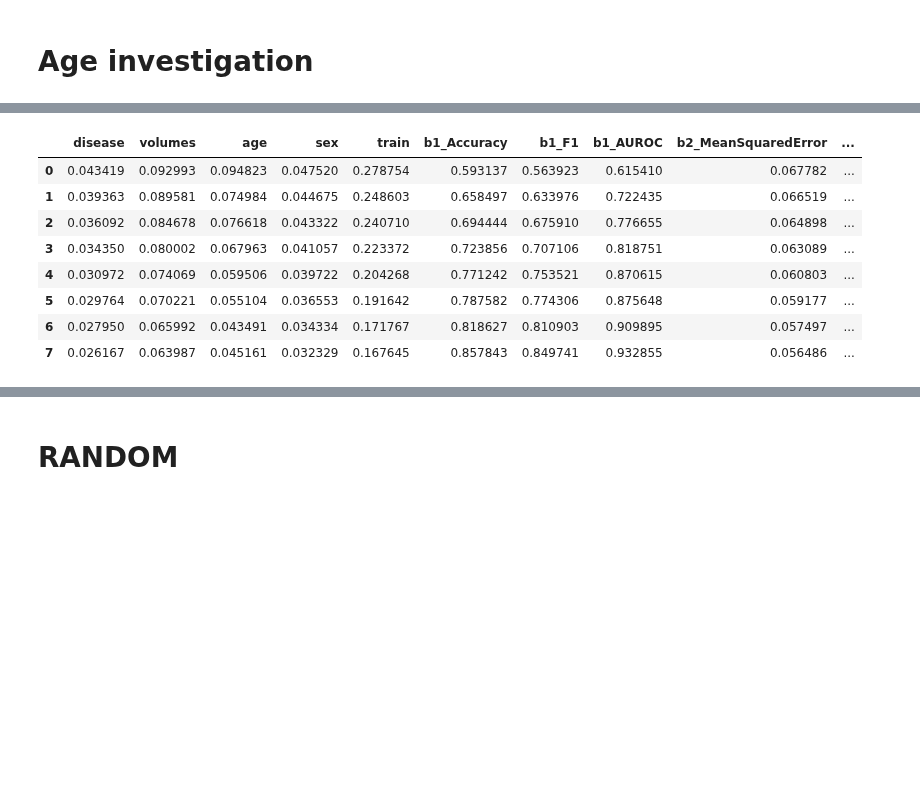
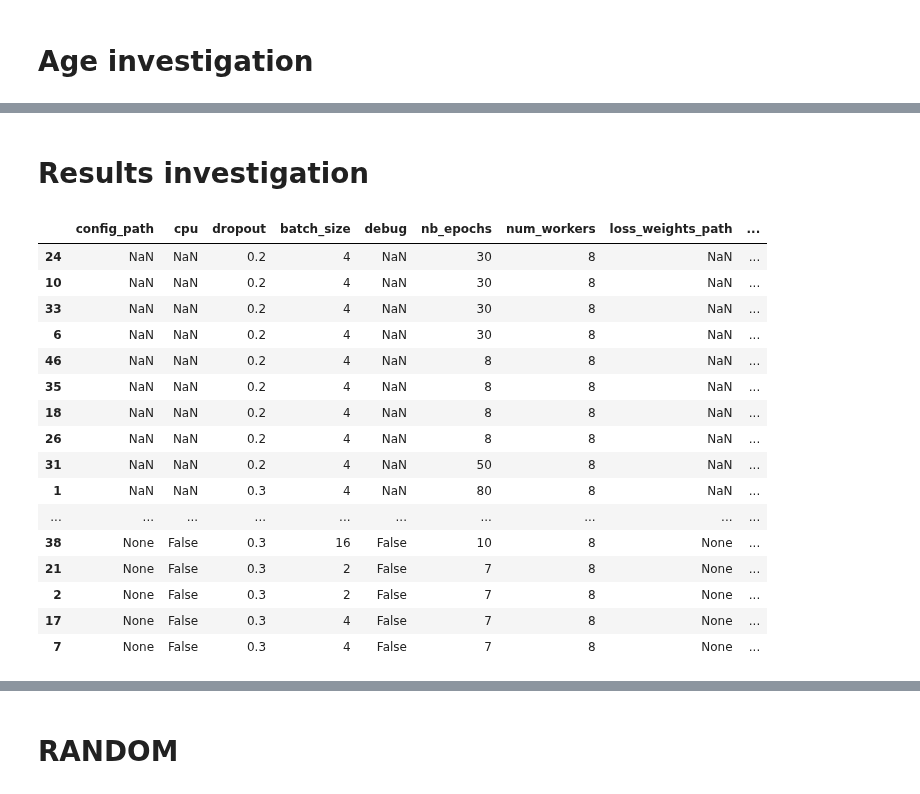
Before and after one commit to cosasha97/interpretability-dl-ndd, a Jupyter notebook: experiments.ipynb, the cells around one changed output, grey strips where cells are left out. Saved outputs shown, nothing was run; the diff lists cells and outputs as text; code cells hidden in the pictures; blank space fills up the shorter version.

```diff
--- a/experiments.ipynb
+++ b/experiments.ipynb
@@ -789,12 +725,33 @@ dict_keys(['epoch', 'model_state_dict', 'optimizer_state_dict', 'loss', 'best_lo
-# %%
-pd.DataFrame(saved_data['train_metrics'])
-# %% [output]
-|  | disease | volumes | age | sex | train | b1_Accuracy | b1_F1 | b1_AUROC | b2_MeanSquaredError | ... |
-| 0 | 0.043419 | 0.092993 | 0.094823 | 0.047520 | 0.278754 | 0.593137 | 0.563923 | 0.615410 | 0.067782 | ... |
-| 1 | 0.039363 | 0.089581 | 0.074984 | 0.044675 | 0.248603 | 0.658497 | 0.633976 | 0.722435 | 0.066519 | ... |
-| 2 | 0.036092 | 0.084678 | 0.076618 | 0.043322 | 0.240710 | 0.694444 | 0.675910 | 0.776655 | 0.064898 | ... |
-| 3 | 0.034350 | 0.080002 | 0.067963 | 0.041057 | 0.223372 | 0.723856 | 0.707106 | 0.818751 | 0.063089 | ... |
-| 4 | 0.030972 | 0.074069 | 0.059506 | 0.039722 | 0.204268 | 0.771242 | 0.753521 | 0.870615 | 0.060803 | ... |
-| 5 | 0.029764 | 0.070221 | 0.055104 | 0.036553 | 0.191642 | 0.787582 | 0.774306 | 0.875648 | 0.059177 | ... |
-| 6 | 0.027950 | 0.065992 | 0.043491 | 0.034334 | 0.171767 | 0.818627 | 0.810903 | 0.909895 | 0.057497 | ... |
-| 7 | 0.026167 | 0.063987 | 0.045161 | 0.032329 | 0.167645 | 0.857843 | 0.849741 | 0.932855 | 0.056486 | ... |
+# %% [markdown]
+# Results investigation
+# %%
+absolute_path = '/network/lustre/dtlake01/aramis/users/sasha.collin/interpretability-dl-ndd/results/models'
+models = [ model for model in os.listdir(absolute_path) if 'model' in model ]
+dicts = []
+for model in models:
+    f = open(os.path.join(absolute_path, model, 'commandline.json'),)
+    d = json.load(f)
+    d.update({'model': int(model[6:])})
+    dicts.append(d)
+parameters = pd.DataFrame(dicts)
+parameters.sort_values('model', inplace=True)
+parameters.to_csv('results/models/summary.csv', index=False)
+parameters
+# %% [output]
+|  | config_path | cpu | dropout | batch_size | debug | nb_epochs | num_workers | loss_weights_path | ... |
+| 24 | NaN | NaN | 0.2 | 4 | NaN | 30 | 8 | NaN | ... |
+| 10 | NaN | NaN | 0.2 | 4 | NaN | 30 | 8 | NaN | ... |
+| 33 | NaN | NaN | 0.2 | 4 | NaN | 30 | 8 | NaN | ... |
+| 6 | NaN | NaN | 0.2 | 4 | NaN | 30 | 8 | NaN | ... |
+| 46 | NaN | NaN | 0.2 | 4 | NaN | 8 | 8 | NaN | ... |
+| 35 | NaN | NaN | 0.2 | 4 | NaN | 8 | 8 | NaN | ... |
+| 18 | NaN | NaN | 0.2 | 4 | NaN | 8 | 8 | NaN | ... |
+| 26 | NaN | NaN | 0.2 | 4 | NaN | 8 | 8 | NaN | ... |
+| 31 | NaN | NaN | 0.2 | 4 | NaN | 50 | 8 | NaN | ... |
+| 1 | NaN | NaN | 0.3 | 4 | NaN | 80 | 8 | NaN | ... |
+| ... | ... | ... | ... | ... | ... | ... | ... | ... | ... |
+| 38 | None | False | 0.3 | 16 | False | 10 | 8 | None | ... |
+| 21 | None | False | 0.3 | 2 | False | 7 | 8 | None | ... |
+| 2 | None | False | 0.3 | 2 | False | 7 | 8 | None | ... |
+| 17 | None | False | 0.3 | 4 | False | 7 | 8 | None | ... |
+| 7 | None | False | 0.3 | 4 | False | 7 | 8 | None | ... |
```
Also changed, not shown: parts of 38 cells of this notebook, 4 other files.
